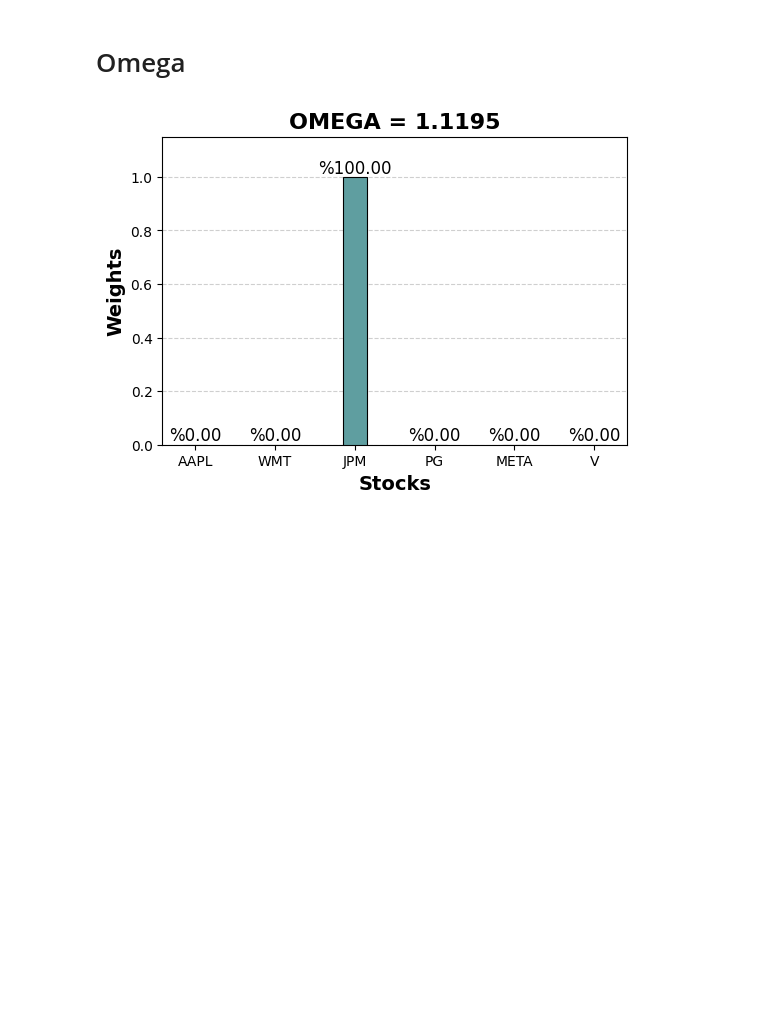
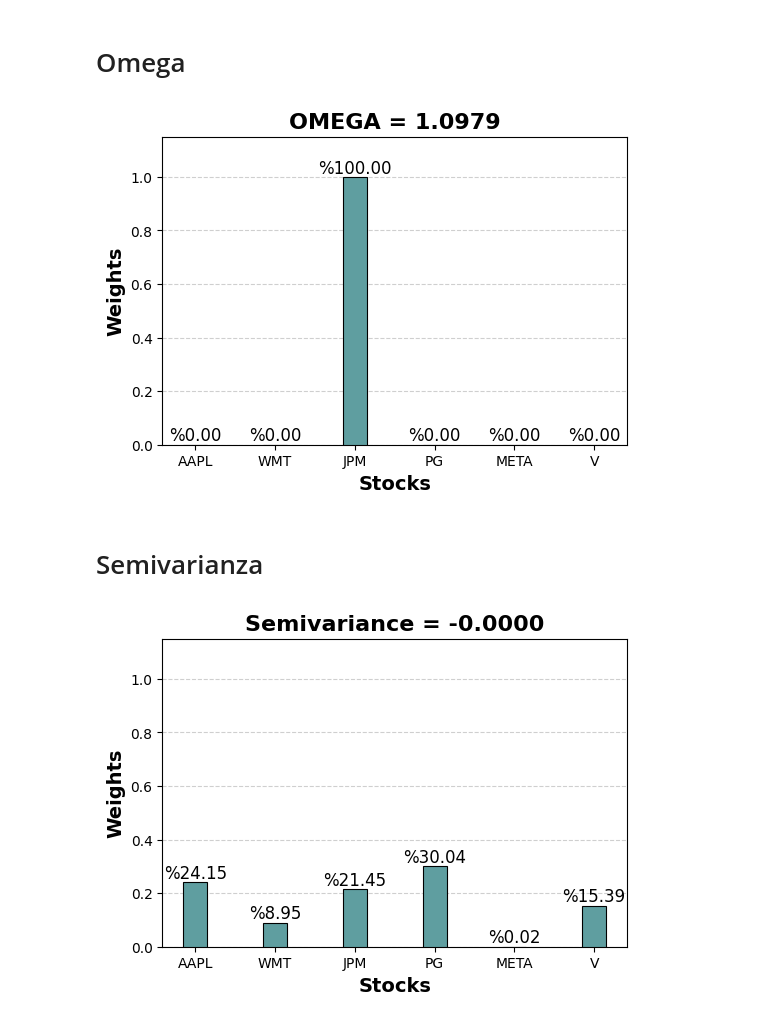
Before and after one commit to luisejdm/Administracion_de_Riesgos, a Jupyter notebook: Proyecto/optimizaciones.ipynb, the cells around one changed output. Cells and saved outputs as stored; diff of their text form; code cells hidden in the pictures; blank space fills up the shorter version.

Commit message:
semivarianza

```diff
--- a/Proyecto/optimizaciones.ipynb
+++ b/Proyecto/optimizaciones.ipynb
@@ -111,8 +111,8 @@ weights_plot(price_train, w, lvrr, 'LVRR')
 def opt_omega(closes, benchmark):
     rt_closes, rt_benchmark = closes.pct_change().dropna(), benchmark.pct_change().dropna()
     differences = rt_closes - rt_benchmark.values
-    downside = np.std(differences[differences < 0], axis=0)
-    upside = np.std(differences[differences > 0], axis=0)
+    downside = differences.where(differences < 0, 0).std()
+    upside = differences.where(differences > 0, 0).std()
 
     omega = lambda w, downside, upside: - (upside / downside).dot(w)
 
@@ -126,4 +126,28 @@ def opt_omega(closes, benchmark):
 w, omega = opt_omega(price_train, benchmark_train)
 weights_plot(price_train, w, omega, 'OMEGA')
 # %% [output]
-[figure, old version]
+[figure, new version]
+# %% [markdown]
+# Semivarianza
+# %%
+def opt_semivarianza(activos, benchmark):
+    rt_activos, rt_benchmark = activos.pct_change().dropna(), benchmark.pct_change().dropna()
+    differences = rt_activos - rt_benchmark.values
+    downside = differences.where(differences < 0, 0).std()
+    upside = differences.where(differences > 0, 0).std()
+    corr = rt_activos.corr()
+
+    semivariance = lambda w, downside, corr: ( w.T.dot(np.outer(downside, downside) * corr).dot(w) )
+
+    n = 10000
+
+    pesos = np.random.rand(n, len(activos.columns))
+    pesos /= pesos.sum(axis=1)[:, np.newaxis]
+
+    semivariances = np.array([semivariance(w, downside, corr) for w in pesos])
+    return pesos[np.argmin(semivariances)], semivariances[np.argmin(semivariances)]
+# %%
+w, semivariance = opt_semivarianza(price_train, benchmark_train)
+weights_plot(price_train, w, semivariance, 'Semivariance')
+# %% [output]
+[figure, added]
```
Also changed, not shown: 1 other file.
